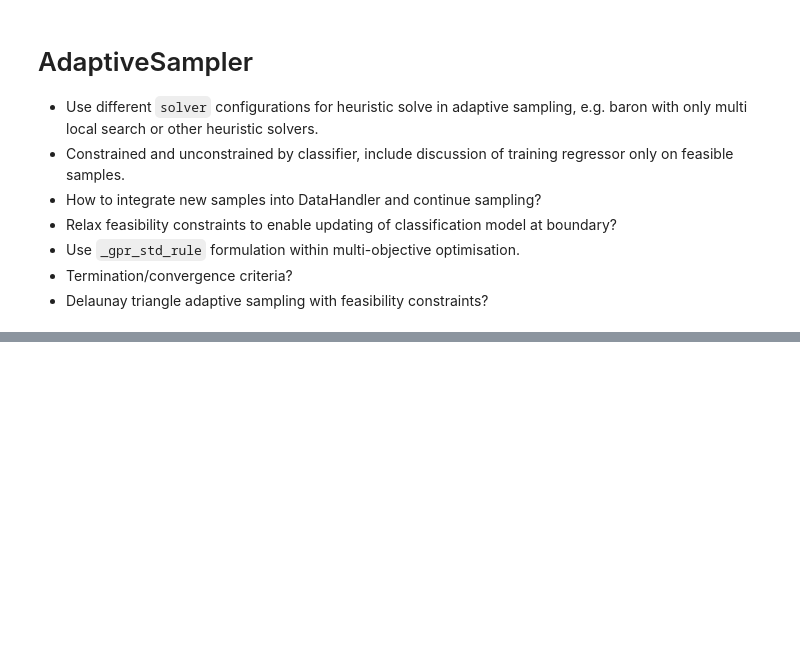
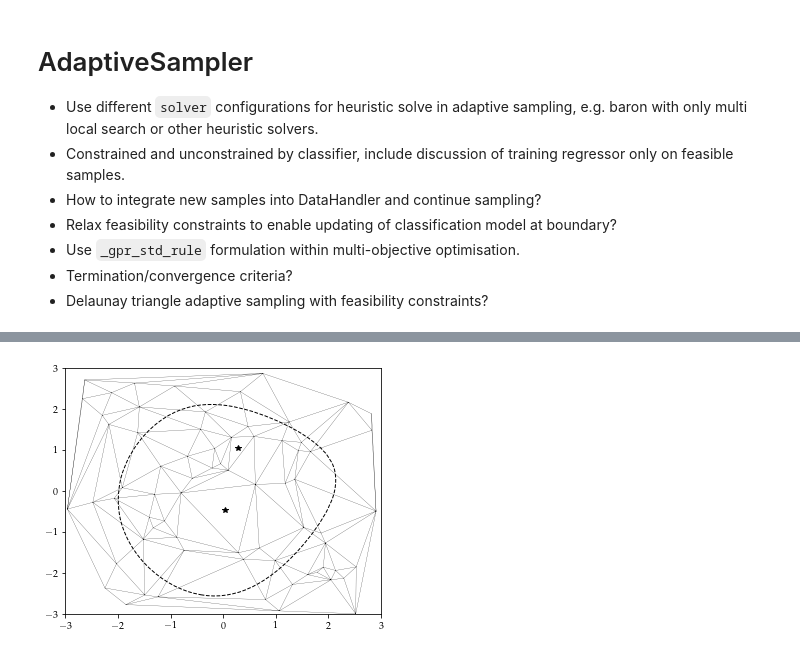
Before and after one commit to MGuo-Lab/oodx, a Jupyter notebook: notebooks/adaptive_sampling.ipynb, the cells around one changed output, grey strips where cells are left out. Saved outputs shown, nothing was run; the diff lists cells and outputs as text; code cells hidden in the pictures; blank space fills up the shorter version.

```diff
--- a/notebooks/adaptive_sampling.ipynb
+++ b/notebooks/adaptive_sampling.ipynb
@@ -359,0 +311,10 @@ plt.tight_layout()
+# %%
+fig, ax = plt.subplots(1, 1, figsize=(5, 4))
+ax.triplot(dh.x_train[:, 0], dh.x_train[:, 1], exp_dt.delaunay.simplices, c='k', lw=0.2)
+ax.contour(x1, x2, prob, levels=[0.5], linestyles='dashed', colors='k', linewidths=1)
+ax.plot(new_dt[0], new_dt[1], 'k*')
+ax.plot(new_exp_dt[0], new_exp_dt[1], 'k*')
+
+plt.tight_layout()
+# %% [output]
+[figure, added]
```
Also changed, not shown: parts of 13 cells of this notebook.
